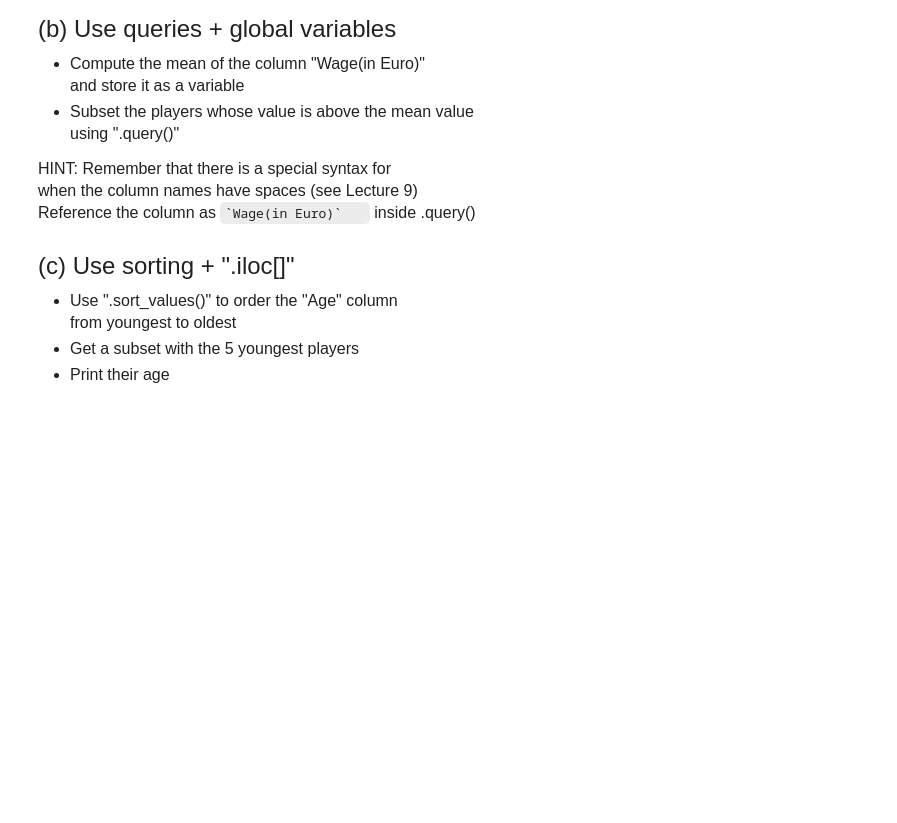
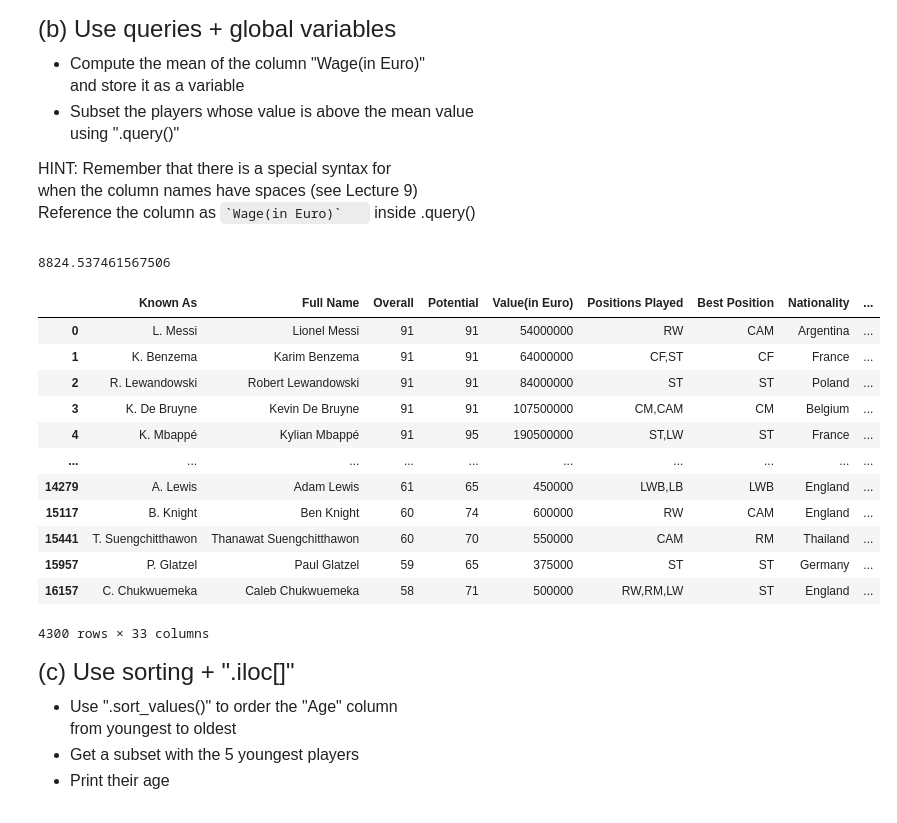
Before and after one commit to jadarro/qtm151_fall_2023, a Jupyter notebook: quizzes/quiz2/2374878_quiz2.ipynb, the cells around one changed output. Saved outputs shown, nothing was run; the diff lists cells and outputs as text; code cells hidden in the pictures; blank space fills up the shorter version.

```diff
--- a/quizzes/quiz2/2374878_quiz2.ipynb
+++ b/quizzes/quiz2/2374878_quiz2.ipynb
@@ -84,3 +117,24 @@
+# %%
+# Write your own code
+mean_wage = fifa["Wage(in Euro)"].mean()
+print(mean_wage)
+fifa_above_wage = fifa.query("`Wage(in Euro)` > @mean_wage")
+display(fifa_above_wage)
+# %% [output]
+8824.537461567506
+|  | Known As | Full Name | Overall | Potential | Value(in Euro) | Positions Played | Best Position | Nationality | ... |
+| 0 | L. Messi | Lionel Messi | 91 | 91 | 54000000 | RW | CAM | Argentina | ... |
+| 1 | K. Benzema | Karim Benzema | 91 | 91 | 64000000 | CF,ST | CF | France | ... |
+| 2 | R. Lewandowski | Robert Lewandowski | 91 | 91 | 84000000 | ST | ST | Poland | ... |
+| 3 | K. De Bruyne | Kevin De Bruyne | 91 | 91 | 107500000 | CM,CAM | CM | Belgium | ... |
+| 4 | K. Mbappé | Kylian Mbappé | 91 | 95 | 190500000 | ST,LW | ST | France | ... |
+| ... | ... | ... | ... | ... | ... | ... | ... | ... | ... |
+| 14279 | A. Lewis | Adam Lewis | 61 | 65 | 450000 | LWB,LB | LWB | England | ... |
+| 15117 | B. Knight | Ben Knight | 60 | 74 | 600000 | RW | CAM | England | ... |
+| 15441 | T. Suengchitthawon | Thanawat Suengchitthawon | 60 | 70 | 550000 | CAM | RM | Thailand | ... |
+| 15957 | P. Glatzel | Paul Glatzel | 59 | 65 | 375000 | ST | ST | Germany | ... |
+| 16157 | C. Chukwuemeka | Caleb Chukwuemeka | 58 | 71 | 500000 | RW,RM,LW | ST | England | ... |
+4300 rows × 33 columns
 # %% [markdown]
 <font size = "5">
 
```
Also changed, not shown: parts of 17 cells of this notebook.
